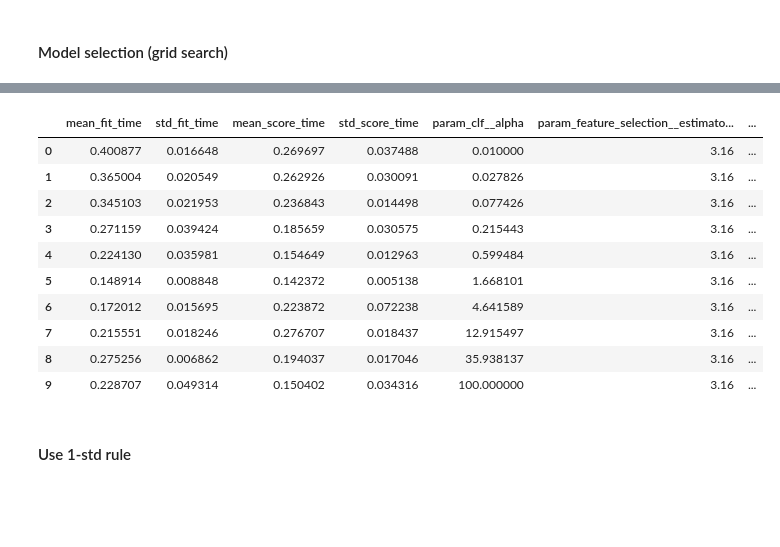
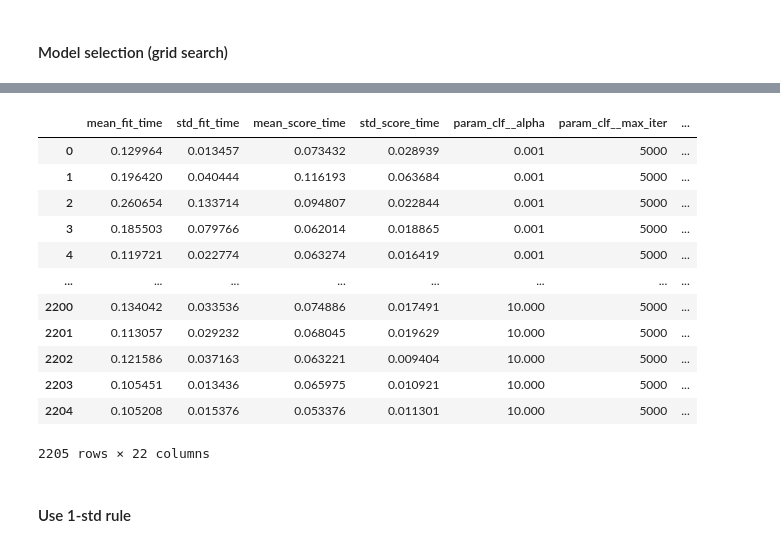
Before and after one commit to viktorseba/CDA, a Jupyter notebook: Case1/project.ipynb, the cells around one changed output, grey strips where cells are left out. Drawn from its saved outputs; the diff is of its cells as text; code cells hidden in the pictures; blank space fills up the shorter version.

```diff
--- a/Case1/project.ipynb
+++ b/Case1/project.ipynb
@@ -868,6 +1105,7 @@ Pipeline(steps=[('scaler', StandardScaler()), ('pca', PCA(n_components=60)),
 # %%
 from sklearn.pipeline import Pipeline
-from sklearn.linear_model import LinearRegression, Ridge, Lasso, ElasticNet
+from sklearn.linear_model import LinearRegression, Ridge, Lasso, ElasticNet, LassoCV
+from sklearn.ensemble import GradientBoostingRegressor
 from sklearn.feature_selection import SelectFromModel
 from sklearn.preprocessing import OneHotEncoder, StandardScaler
 from sklearn.compose import ColumnTransformer
@@ -893,6 +1131,7 @@ def make_pipeline(X, model=Ridge()):
     ])
 
     num_transformer = Pipeline(steps=[
+        ('pre-scale', StandardScaler()),
         ('num_imputer', KNNImputer()),  # hyperparameter n_neighbours
         ('scaler', StandardScaler())
     ])
@@ -917,31 +1156,56 @@ def make_pipeline(X, model=Ridge()):
 #     'clf__alpha': np.logspace(-2, 2, num=41, base=10)
 # }
 
-param_grid_Ridge = {
-    'preprocessor__num__num_imputer__n_neighbors': [5],
-    'feature_selection__estimator__alpha': [3.16],
-    'clf__alpha': np.logspace(-2, 2, num=10, base=10)
+param_grid_LR = {
+    'preprocessor__num__num_imputer__n_neighbors': [3, 5, 7],
+    'feature_selection__estimator__alpha': np.logspace(-3, 1, num=161),
+    # 'clf__alpha': np.logspace(-3, 1, num=161)
+}
+
+param_grid_ridge_lasso = {
+    'preprocessor__num__num_imputer__n_neighbors': [3,4,5,6,7],
+    'feature_selection__estimator__alpha': np.logspace(-1, 1, num=21, base=10),
+    'clf__alpha': np.logspace(-3, 1, num=21),
+    'clf__max_iter': [5000]
 }
 
 param_grid_SVR = {
-    'preprocessor__num__num_imputer__n_neighbors': [3, 5, 7],
+    # 'preprocessor__num__num_imputer__n_neighbors': [5],
     'feature_selection__estimator__alpha': np.logspace(-1, 1, num=21, base=10),
     'clf__C': np.logspace(-2, 2, num=41, base=10),
-    'clf__epsilon': [0.001, 0.05, 0.01]
+    'clf__epsilon': [0.001],
+    'clf__kernel': ['linear', 'poly', 'rbf']
+}
+
+param_grid_Gradient = {
+    'preprocessor__num__num_imputer__n_neighbors': [5],
+    'feature_selection__estimator__alpha': [1.0],
+    'clf__loss': ['squared_error', 'absolute_error'],
+    'clf__learning_rate': np.logspace(-3, 0, num=4),
+    'clf__n_estimators': [100, 500, 1000, 5000, 10_000],
+    'clf__min_samples_split': [2, 10, 20],
+    'clf__max_depth': [1, 2, 3],
+    'clf__random_state': [42]
 }
 
 
-
 # Run grid search for one model ##################################################################
-K = 5
-model = Ridge(max_iter=5000)
+K = 10
+model = Ridge()
+# model = SVR()
 model_class_name = model.__class__.__name__
-if model_class_name == 'Ridge':
-    print("Using Ridge")
-    param_grid = param_grid_Ridge
+if model_class_name in ['Ridge', 'Lasso']:
+    print(f"Using {model_class_name}")
+    param_grid = param_grid_ridge_lasso
 elif model_class_name == 'SVR':
     print("Using SVR")
     param_grid = param_grid_SVR
+elif model_class_name == 'LinearRegression':
+    print("Using LinearRegression")
+    param_grid = param_grid_LR
+elif model_class_name == 'GradientBoostingRegressor':
+    print("Using GradientBoosting")
+    param_grid = param_grid_Gradient
 
 grid_search = GridSearchCV(make_pipeline(X, model),
                            param_grid,
@@ -962,7 +1226,7 @@ best_parameters = grid_search.best_params_
 
 # Check the best parameters and model
 print("Best parameters:", best_parameters)
-print("Best score:", grid_search.best_score_)
+print("Best score:", -grid_search.best_score_)
 
 # Check if all steps are fitted
 # check_is_fitted(best_model.named_steps['imputer'])
@@ -992,11 +1244,13 @@ Best score: -29.371726115374752
-|  | mean_fit_time | std_fit_time | mean_score_time | std_score_time | param_clf__alpha | param_feature_selection__estimato... | ... |
-| 0 | 0.400877 | 0.016648 | 0.269697 | 0.037488 | 0.010000 | 3.16 | ... |
-| 1 | 0.365004 | 0.020549 | 0.262926 | 0.030091 | 0.027826 | 3.16 | ... |
-| 2 | 0.345103 | 0.021953 | 0.236843 | 0.014498 | 0.077426 | 3.16 | ... |
-| 3 | 0.271159 | 0.039424 | 0.185659 | 0.030575 | 0.215443 | 3.16 | ... |
-| 4 | 0.224130 | 0.035981 | 0.154649 | 0.012963 | 0.599484 | 3.16 | ... |
-| 5 | 0.148914 | 0.008848 | 0.142372 | 0.005138 | 1.668101 | 3.16 | ... |
-| 6 | 0.172012 | 0.015695 | 0.223872 | 0.072238 | 4.641589 | 3.16 | ... |
-| 7 | 0.215551 | 0.018246 | 0.276707 | 0.018437 | 12.915497 | 3.16 | ... |
-| 8 | 0.275256 | 0.006862 | 0.194037 | 0.017046 | 35.938137 | 3.16 | ... |
-| 9 | 0.228707 | 0.049314 | 0.150402 | 0.034316 | 100.000000 | 3.16 | ... |
+|  | mean_fit_time | std_fit_time | mean_score_time | std_score_time | param_clf__alpha | param_clf__max_iter | ... |
+| 0 | 0.129964 | 0.013457 | 0.073432 | 0.028939 | 0.001 | 5000 | ... |
+| 1 | 0.196420 | 0.040444 | 0.116193 | 0.063684 | 0.001 | 5000 | ... |
+| 2 | 0.260654 | 0.133714 | 0.094807 | 0.022844 | 0.001 | 5000 | ... |
+| 3 | 0.185503 | 0.079766 | 0.062014 | 0.018865 | 0.001 | 5000 | ... |
+| 4 | 0.119721 | 0.022774 | 0.063274 | 0.016419 | 0.001 | 5000 | ... |
+| ... | ... | ... | ... | ... | ... | ... | ... |
+| 2200 | 0.134042 | 0.033536 | 0.074886 | 0.017491 | 10.000 | 5000 | ... |
+| 2201 | 0.113057 | 0.029232 | 0.068045 | 0.019629 | 10.000 | 5000 | ... |
+| 2202 | 0.121586 | 0.037163 | 0.063221 | 0.009404 | 10.000 | 5000 | ... |
+| 2203 | 0.105451 | 0.013436 | 0.065975 | 0.010921 | 10.000 | 5000 | ... |
+| 2204 | 0.105208 | 0.015376 | 0.053376 | 0.011301 | 10.000 | 5000 | ... |
+2205 rows × 22 columns
```
Also changed, not shown: parts of 41 cells of this notebook.
